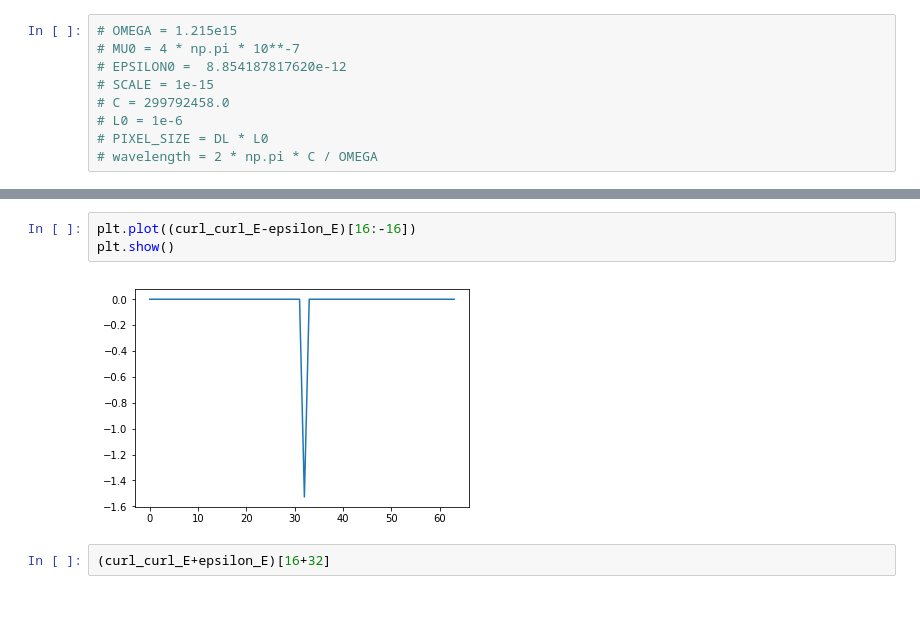
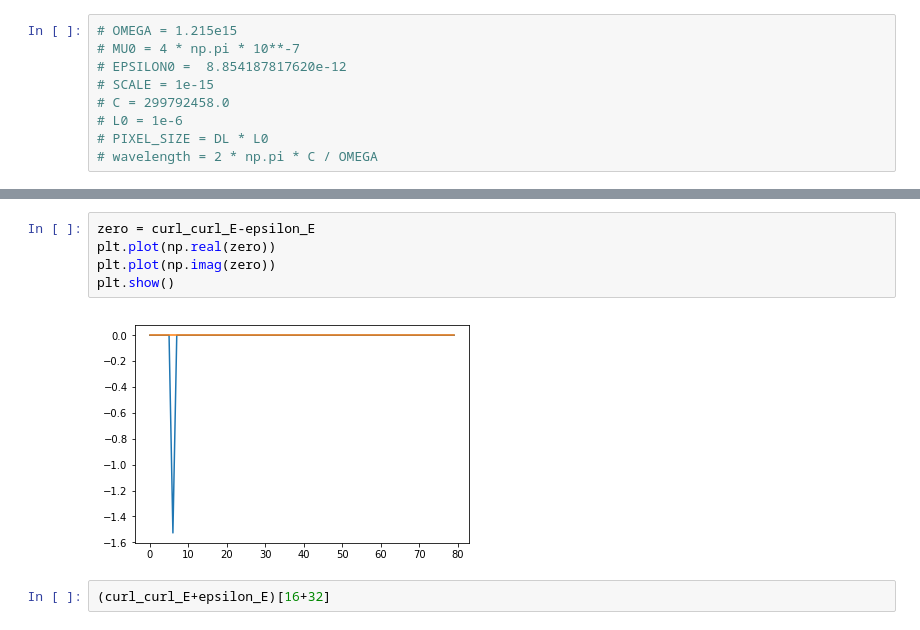
Before and after one commit to bencbartlett/neural-maxwell, a Jupyter notebook: neural_maxwell/notebooks/Angler_tests.ipynb, the cells around one changed output, grey strips where cells are left out. Cells and saved outputs as stored; diff of their text form.

```diff
--- a/neural_maxwell/notebooks/Angler_tests.ipynb
+++ b/neural_maxwell/notebooks/Angler_tests.ipynb
@@ -147,8 +149,10 @@ plt.show()
-# %%
-plt.plot((curl_curl_E-epsilon_E)[16:-16])
-plt.show()
-# %% [output]
-[figure, removed]
+# %%
+zero = curl_curl_E-epsilon_E
+plt.plot(np.real(zero))
+plt.plot(np.imag(zero))
+plt.show()
+# %% [output]
+[figure, added]
 # %%
 (curl_curl_E+epsilon_E)[16+32]
 # %% [output]
```
Also changed, not shown: parts of 4 cells of this notebook, 2 other files.
